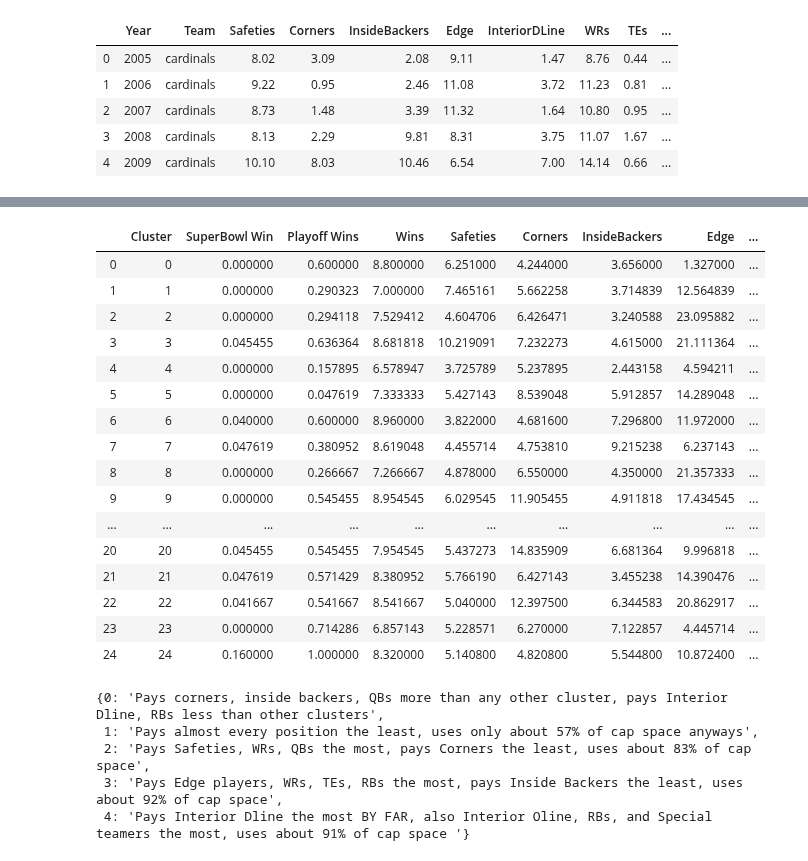
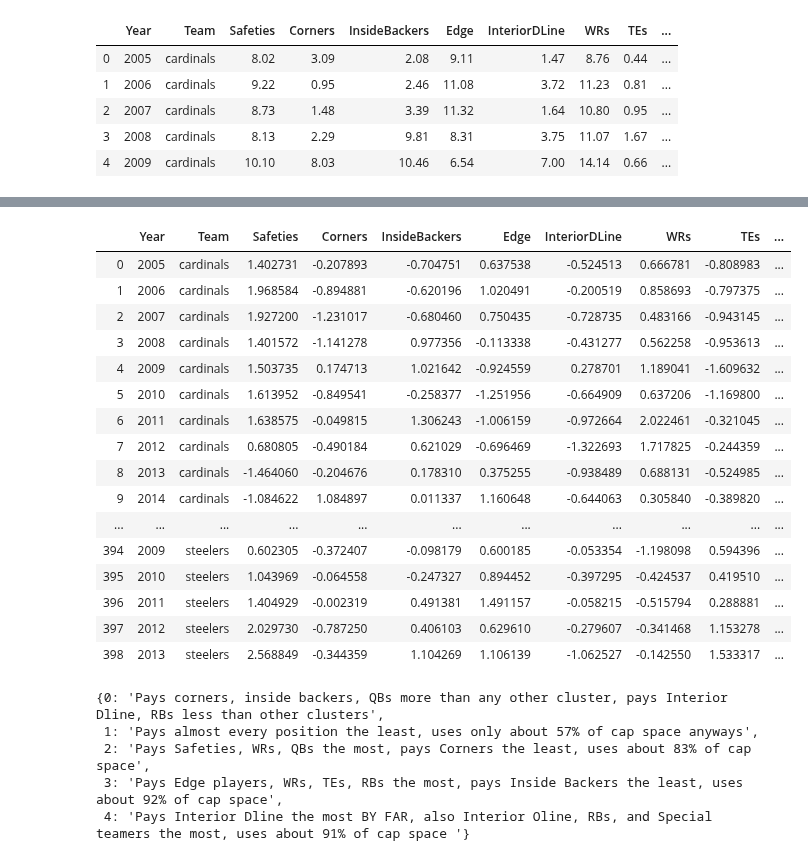
Before and after one commit to MattZlotnik/PreviousProjects, a Jupyter notebook: AllProjects/NFL Salary Cap Clustering Analysis/Kmeans(12Buckets).ipynb, the cells around one changed output, grey strips where cells are left out. Saved outputs shown, nothing was run; the diff lists cells and outputs as text; code cells hidden in the pictures.

```diff
--- a/AllProjects/NFL Salary Cap Clustering Analysis/Kmeans(12Buckets).ipynb
+++ b/AllProjects/NFL Salary Cap Clustering Analysis/Kmeans(12Buckets).ipynb
@@ -97,42 +100,23 @@ array([[ 6.251     ,  4.244     ,  3.656     ,  1.327     , 11.993     ,
 # %%
 ##Match Averages spending back to groupby to gain cluster averages for all metrics
-Df12_7_GB = Df12_7Clust.groupby(by = "Cluster")[['SuperBowl Win', "Playoff Wins",'Wins']].mean()
-Df12_7_GB.reset_index(inplace = True)
+Df12_50_GB = Df12_50Clust.groupby(by = "Cluster")[['SuperBowl Win', "Playoff Wins",'Wins']].mean()
+Df12_50_GB.reset_index(inplace = True)
 labs = X.columns
 # for lab in labs:
-#     Df5_3_GB[lab] = 0
+#     Df12_50_GB[lab] = 0
 
-for i in range (0,len(KM12_7.cluster_centers_)):
+for i in range (0,len(KM12_50.cluster_centers_)):
     k_m = 0
     for lab in labs:
-        val = KM12_7.cluster_centers_[i][k_m]
-        Df12_7_GB.set_value(i,lab,val)
+        val = KM12_50.cluster_centers_[i][k_m]
+        Df12_50_GB.set_value(i,lab,val)
         k_m+=1
 
 
-for i in range(0,len(Df12_7_GB)):
+for i in range(0,len(Df12_50_GB)):
     TC = 0
     for j in range(4,16):
-        TC += Df12_7_GB.iloc[i,j]
-    Df12_7_GB.set_value(i,'TotCap',TC)
+        TC += Df12_50_GB.iloc[i,j]
+    Df12_50_GB.set_value(i,'TotCap',TC)
 
-Df12_7_GB['Count'] = Df12_7Clust.groupby(by = "Cluster")['Year'].count()
-Df12_7_GB
+Df12_50_GB['Count'] = Df12_50Clust.groupby(by = "Cluster")['Year'].count()
-# %% [output]
-|  | Cluster | SuperBowl Win | Playoff Wins | Wins | Safeties | Corners | InsideBackers | Edge | ... |
-| 0 | 0 | 0.000000 | 0.600000 | 8.800000 | 6.251000 | 4.244000 | 3.656000 | 1.327000 | ... |
-| 1 | 1 | 0.000000 | 0.290323 | 7.000000 | 7.465161 | 5.662258 | 3.714839 | 12.564839 | ... |
-| 2 | 2 | 0.000000 | 0.294118 | 7.529412 | 4.604706 | 6.426471 | 3.240588 | 23.095882 | ... |
-| 3 | 3 | 0.045455 | 0.636364 | 8.681818 | 10.219091 | 7.232273 | 4.615000 | 21.111364 | ... |
-| 4 | 4 | 0.000000 | 0.157895 | 6.578947 | 3.725789 | 5.237895 | 2.443158 | 4.594211 | ... |
-| 5 | 5 | 0.000000 | 0.047619 | 7.333333 | 5.427143 | 8.539048 | 5.912857 | 14.289048 | ... |
-| 6 | 6 | 0.040000 | 0.600000 | 8.960000 | 3.822000 | 4.681600 | 7.296800 | 11.972000 | ... |
-| 7 | 7 | 0.047619 | 0.380952 | 8.619048 | 4.455714 | 4.753810 | 9.215238 | 6.237143 | ... |
-| 8 | 8 | 0.000000 | 0.266667 | 7.266667 | 4.878000 | 6.550000 | 4.350000 | 21.357333 | ... |
-| 9 | 9 | 0.000000 | 0.545455 | 8.954545 | 6.029545 | 11.905455 | 4.911818 | 17.434545 | ... |
-| ... | ... | ... | ... | ... | ... | ... | ... | ... | ... |
-| 20 | 20 | 0.045455 | 0.545455 | 7.954545 | 5.437273 | 14.835909 | 6.681364 | 9.996818 | ... |
-| 21 | 21 | 0.047619 | 0.571429 | 8.380952 | 5.766190 | 6.427143 | 3.455238 | 14.390476 | ... |
-| 22 | 22 | 0.041667 | 0.541667 | 8.541667 | 5.040000 | 12.397500 | 6.344583 | 20.862917 | ... |
-| 23 | 23 | 0.000000 | 0.714286 | 6.857143 | 5.228571 | 6.270000 | 7.122857 | 4.445714 | ... |
-| 24 | 24 | 0.160000 | 1.000000 | 8.320000 | 5.140800 | 4.820800 | 5.544800 | 10.872400 | ... |
@@ -146,3 +123,23 @@ ClusterDescriptions12_5[4] = "Pays Interior Dline the most BY FAR, also Interior
+# %%
+Df12_50Clust
+# %% [output]
+|  | Year | Team | Safeties | Corners | InsideBackers | Edge | InteriorDLine | WRs | TEs | ... |
+| 0 | 2005 | cardinals | 1.402731 | -0.207893 | -0.704751 | 0.637538 | -0.524513 | 0.666781 | -0.808983 | ... |
+| 1 | 2006 | cardinals | 1.968584 | -0.894881 | -0.620196 | 1.020491 | -0.200519 | 0.858693 | -0.797375 | ... |
+| 2 | 2007 | cardinals | 1.927200 | -1.231017 | -0.680460 | 0.750435 | -0.728735 | 0.483166 | -0.943145 | ... |
+| 3 | 2008 | cardinals | 1.401572 | -1.141278 | 0.977356 | -0.113338 | -0.431277 | 0.562258 | -0.953613 | ... |
+| 4 | 2009 | cardinals | 1.503735 | 0.174713 | 1.021642 | -0.924559 | 0.278701 | 1.189041 | -1.609632 | ... |
+| 5 | 2010 | cardinals | 1.613952 | -0.849541 | -0.258377 | -1.251956 | -0.664909 | 0.637206 | -1.169800 | ... |
+| 6 | 2011 | cardinals | 1.638575 | -0.049815 | 1.306243 | -1.006159 | -0.972664 | 2.022461 | -0.321045 | ... |
+| 7 | 2012 | cardinals | 0.680805 | -0.490184 | 0.621029 | -0.696469 | -1.322693 | 1.717825 | -0.244359 | ... |
+| 8 | 2013 | cardinals | -1.464060 | -0.204676 | 0.178310 | 0.375255 | -0.938489 | 0.688131 | -0.524985 | ... |
+| 9 | 2014 | cardinals | -1.084622 | 1.084897 | 0.011337 | 1.160648 | -0.644063 | 0.305840 | -0.389820 | ... |
+| ... | ... | ... | ... | ... | ... | ... | ... | ... | ... | ... |
+| 394 | 2009 | steelers | 0.602305 | -0.372407 | -0.098179 | 0.600185 | -0.053354 | -1.198098 | 0.594396 | ... |
+| 395 | 2010 | steelers | 1.043969 | -0.064558 | -0.247327 | 0.894452 | -0.397295 | -0.424537 | 0.419510 | ... |
+| 396 | 2011 | steelers | 1.404929 | -0.002319 | 0.491381 | 1.491157 | -0.058215 | -0.515794 | 0.288881 | ... |
+| 397 | 2012 | steelers | 2.029730 | -0.787250 | 0.406103 | 0.629610 | -0.279607 | -0.341468 | 1.153278 | ... |
+| 398 | 2013 | steelers | 2.568849 | -0.344359 | 1.104269 | 1.106139 | -1.062527 | -0.142550 | 1.533317 | ... |
 # %%
 ClusterDescriptions12_5
 # %% [output]
```
Also changed, not shown: parts of 13 cells of this notebook, 3 other files.
